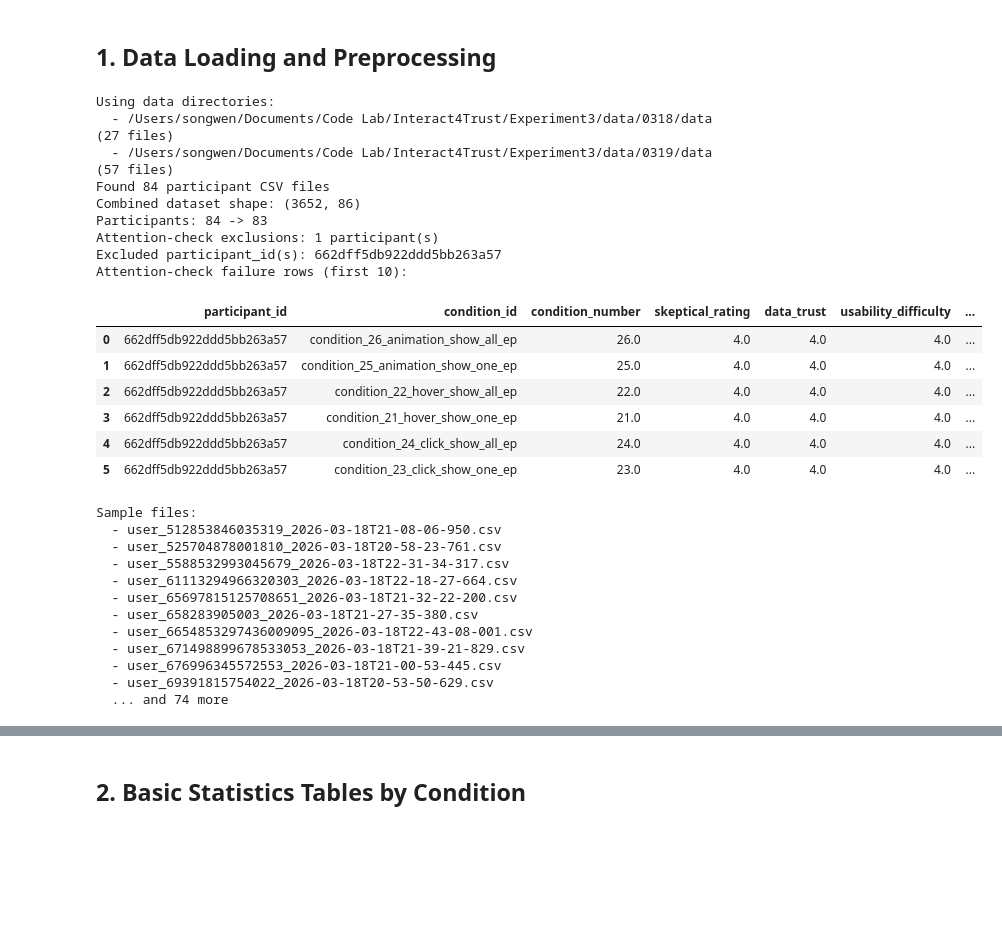
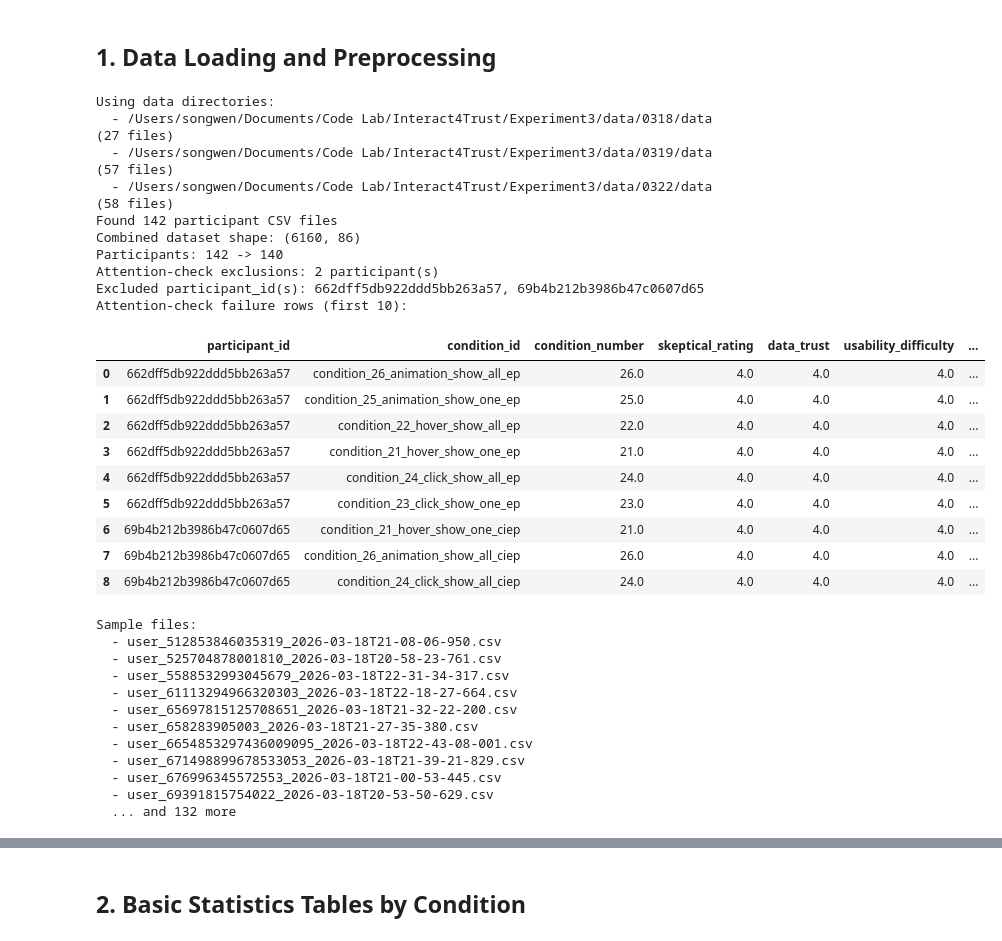
Before and after one commit to Delen0828/Interact4Trust, a Jupyter notebook: Experiment3/analysis/analysis-0318.ipynb, the cells around one changed output, grey strips where cells are left out. Cells and saved outputs as stored; diff of their text form; code cells hidden in the pictures; blank space fills up the shorter version.

```diff
--- a/Experiment3/analysis/analysis-0318.ipynb
+++ b/Experiment3/analysis/analysis-0318.ipynb
@@ -34,6 +34,7 @@ plt.rcParams["savefig.format"] = "svg"
 DATA_DIRS = [
     Path("../data/0318/data"),
     Path("../data/0319/data"),
+    Path("../data/0322/data"),
 ]
 CSV_PATTERN = "user_*.csv"
 
@@ -387,38 +388,42 @@ for data_dir in DATA_DIRS:
 
 print(f"Found {len(csv_files)} participant CSV files")
 print(f"Combined dataset shape: {combined_data.shape}")
 print(f"Participants: {before_participants} -> {after_participants}")
 print(f"Attention-check exclusions: {len(attention_check_failed_participants)} participant(s)")
 if attention_check_failed_participants:
     print(
         "Excluded participant_id(s): "
         + ", ".join(sorted(attention_check_failed_participants))
     )
 if not attention_check_failure_rows.empty:
     print("Attention-check failure rows (first 10):")
     display(attention_check_failure_rows.head(10))
 print("Sample files:")
 for file_path in csv_files[:10]:
     print(f"  - {file_path.name}")
 if len(csv_files) > 10:
     print(f"  ... and {len(csv_files) - 10} more")
 # %% [output]
 Using data directories:
   - /Users/songwen/Documents/Code Lab/Interact4Trust/Experiment3/data/0318/data (27 files)
   - /Users/songwen/Documents/Code Lab/Interact4Trust/Experiment3/data/0319/data (57 files)
-Found 84 participant CSV files
-Combined dataset shape: (3652, 86)
-Participants: 84 -> 83
-Attention-check exclusions: 1 participant(s)
-Excluded participant_id(s): 662dff5db922ddd5bb263a57
+  - /Users/songwen/Documents/Code Lab/Interact4Trust/Experiment3/data/0322/data (58 files)
+Found 142 participant CSV files
+Combined dataset shape: (6160, 86)
+Participants: 142 -> 140
+Attention-check exclusions: 2 participant(s)
+Excluded participant_id(s): 662dff5db922ddd5bb263a57, 69b4b212b3986b47c0607d65
 Attention-check failure rows (first 10):
 |  | participant_id | condition_id | condition_number | skeptical_rating | data_trust | usability_difficulty | ... |
 | 0 | 662dff5db922ddd5bb263a57 | condition_26_animation_show_all_ep | 26.0 | 4.0 | 4.0 | 4.0 | ... |
 | 1 | 662dff5db922ddd5bb263a57 | condition_25_animation_show_one_ep | 25.0 | 4.0 | 4.0 | 4.0 | ... |
 | 2 | 662dff5db922ddd5bb263a57 | condition_22_hover_show_all_ep | 22.0 | 4.0 | 4.0 | 4.0 | ... |
 | 3 | 662dff5db922ddd5bb263a57 | condition_21_hover_show_one_ep | 21.0 | 4.0 | 4.0 | 4.0 | ... |
 | 4 | 662dff5db922ddd5bb263a57 | condition_24_click_show_all_ep | 24.0 | 4.0 | 4.0 | 4.0 | ... |
 | 5 | 662dff5db922ddd5bb263a57 | condition_23_click_show_one_ep | 23.0 | 4.0 | 4.0 | 4.0 | ... |
+| 6 | 69b4b212b3986b47c0607d65 | condition_21_hover_show_one_ciep | 21.0 | 4.0 | 4.0 | 4.0 | ... |
+| 7 | 69b4b212b3986b47c0607d65 | condition_26_animation_show_all_ciep | 26.0 | 4.0 | 4.0 | 4.0 | ... |
+| 8 | 69b4b212b3986b47c0607d65 | condition_24_click_show_all_ciep | 24.0 | 4.0 | 4.0 | 4.0 | ... |
 Sample files:
   - user_512853846035319_2026-03-18T21-08-06-950.csv
   - user_525704878001810_2026-03-18T20-58-23-761.csv
@@ -430,7 +435,7 @@ Sample files:
   - user_671498899678533053_2026-03-18T21-39-21-829.csv
   - user_676996345572553_2026-03-18T21-00-53-445.csv
   - user_69391815754022_2026-03-18T20-53-50-629.csv
-  ... and 74 more
+  ... and 132 more
 # %%
 print("Column names:")
 print(combined_data.columns.tolist())
```
Also changed, not shown: parts of 12 cells of this notebook, 4 other files.
